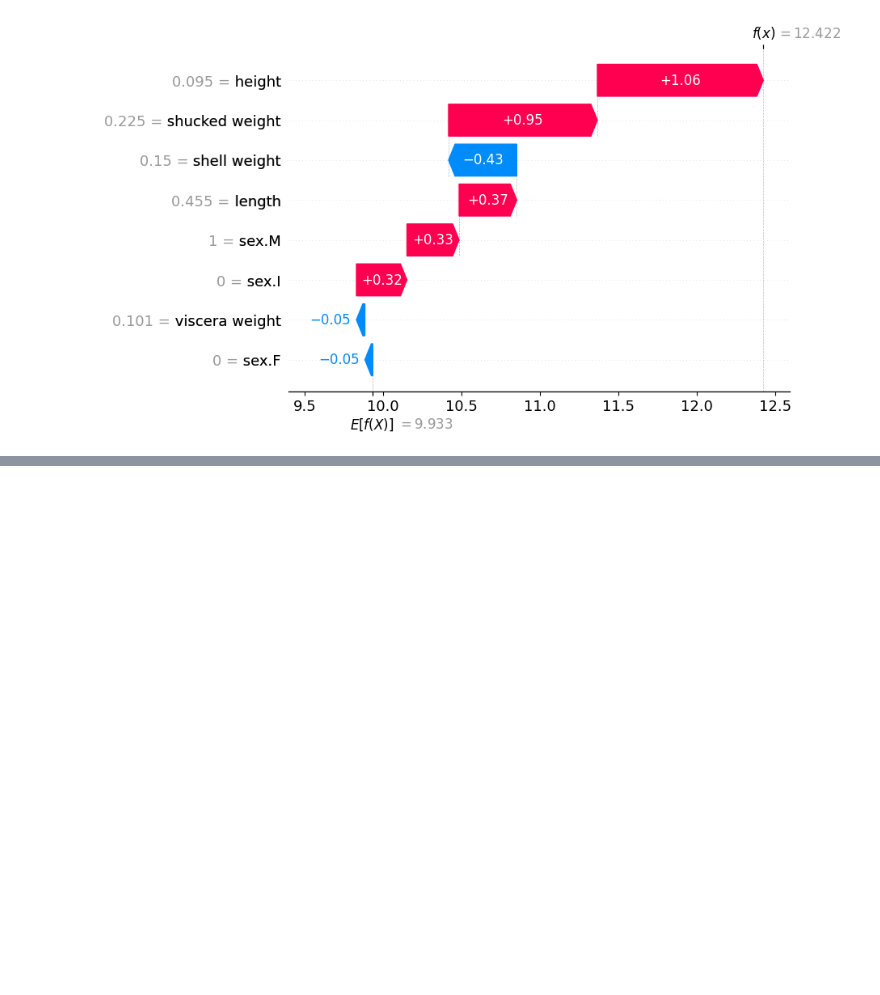
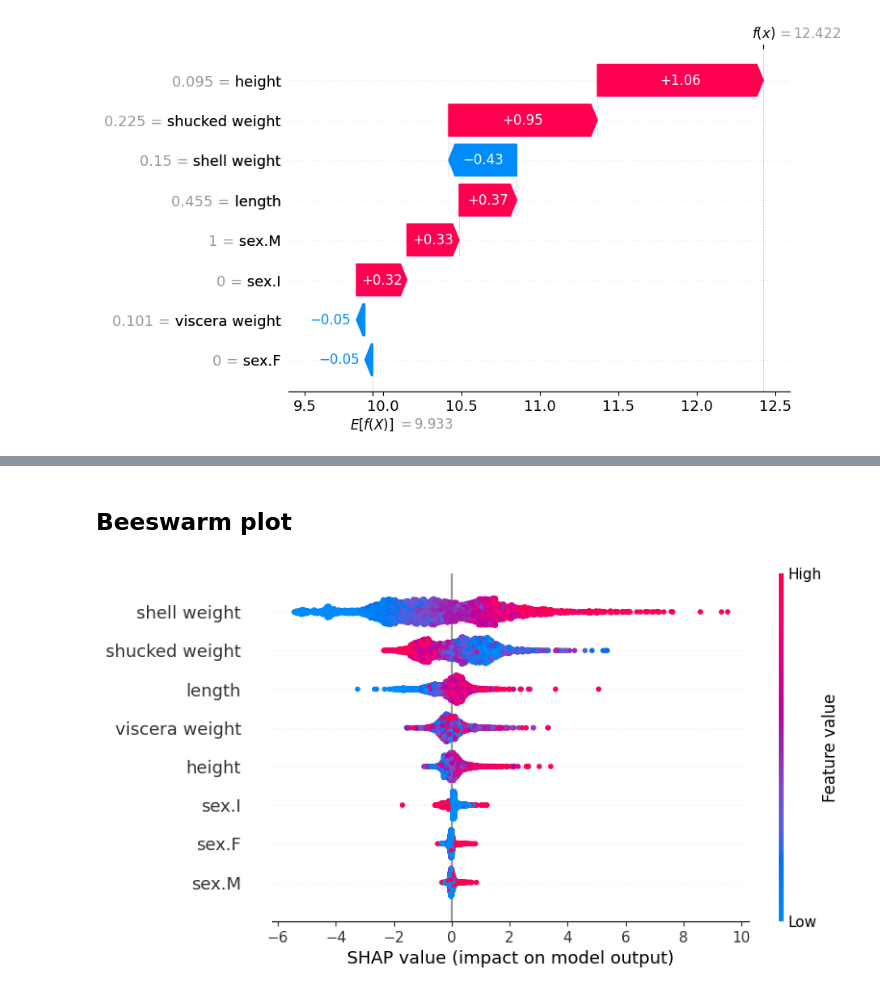
Before and after one commit to jaavilopezz8/shapley-values, a Jupyter notebook: notebooks/shap_values.ipynb, the cells around one changed output, grey strips where cells are left out. Cells and saved outputs as stored; diff of their text form; code cells hidden in the pictures; blank space fills up the shorter version.

```diff
--- a/notebooks/shap_values.ipynb
+++ b/notebooks/shap_values.ipynb
@@ -289,0 +306,6 @@ shap.plots.waterfall(shap_values[0])
+# %% [markdown]
+## Beeswarm plot
+# %%
+shap.plots.beeswarm(shap_values)
+# %% [output]
+[figure, added]
```
Also changed, not shown: parts of 12 cells of this notebook.
